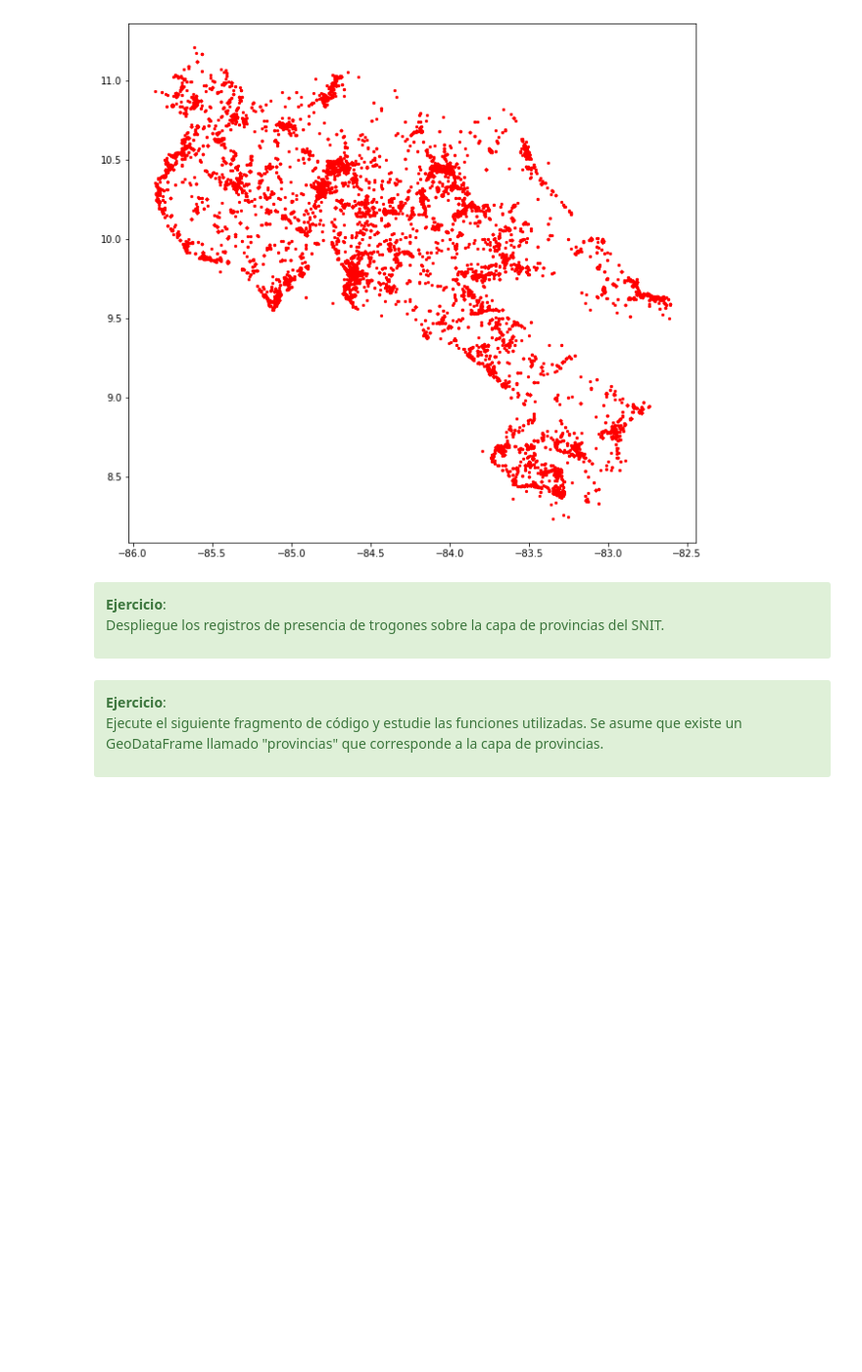
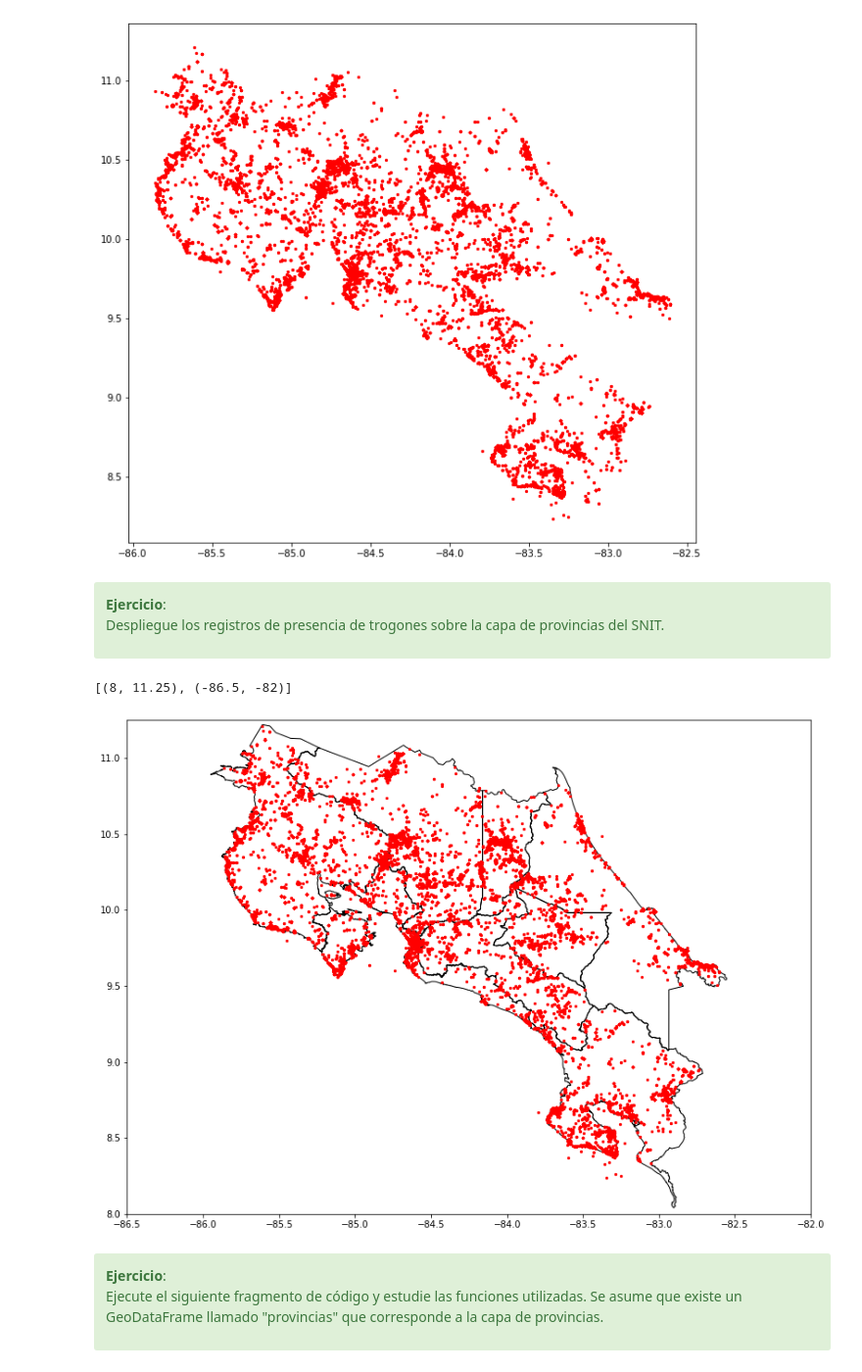
Before and after one commit to mfvargas/curso-python-geoespacial, a Jupyter notebook: nb/GeoPandas.ipynb, the cells around one changed output. Shown at 98% size. Cells and saved outputs as stored; diff of their text form; code cells hidden in the pictures; blank space fills up the shorter version.

```diff
--- a/nb/GeoPandas.ipynb
+++ b/nb/GeoPandas.ipynb
@@ -303,6 +303,15 @@ trogones.plot(figsize=(15, 10), color="red", markersize=5)
 Despliegue los registros de presencia de trogones sobre la capa de provincias del SNIT.
 
 </div>
+# %%
+provincias = geopandas.read_file("datos/cr_provincias_wgs84_snit_ign_2019.shp")
+
+ax = provincias.plot(edgecolor='black', facecolor='none', figsize=(15, 10))
+trogones.plot(ax=ax, color='red', markersize=5)
+ax.set(xlim=(-86.5, -82), ylim=(8, 11.25))
+# %% [output]
+[(8, 11.25), (-86.5, -82)]
+[figure, added]
 # %% [markdown]
 <div class="alert alert-success">
  <strong>Ejercicio</strong>:
```
Also changed, not shown: parts of 6 cells of this notebook.
